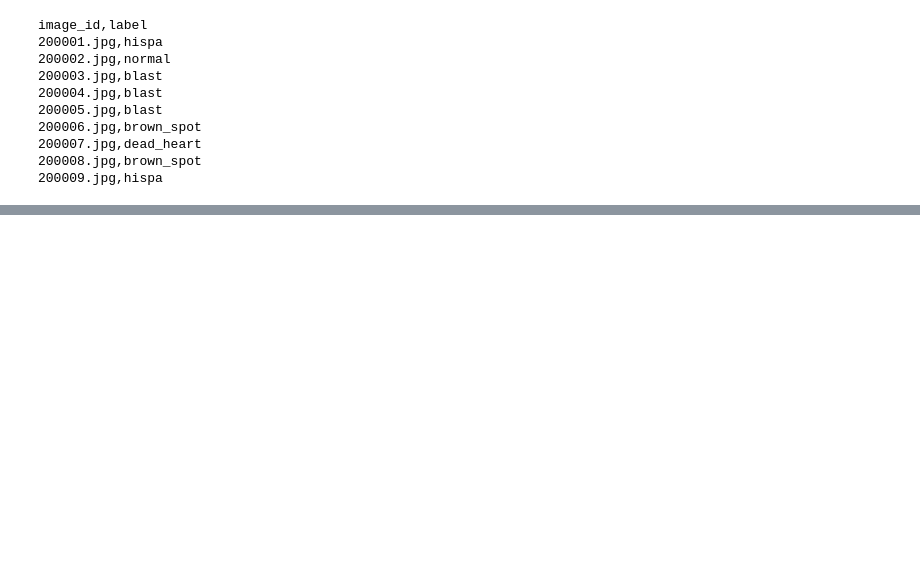
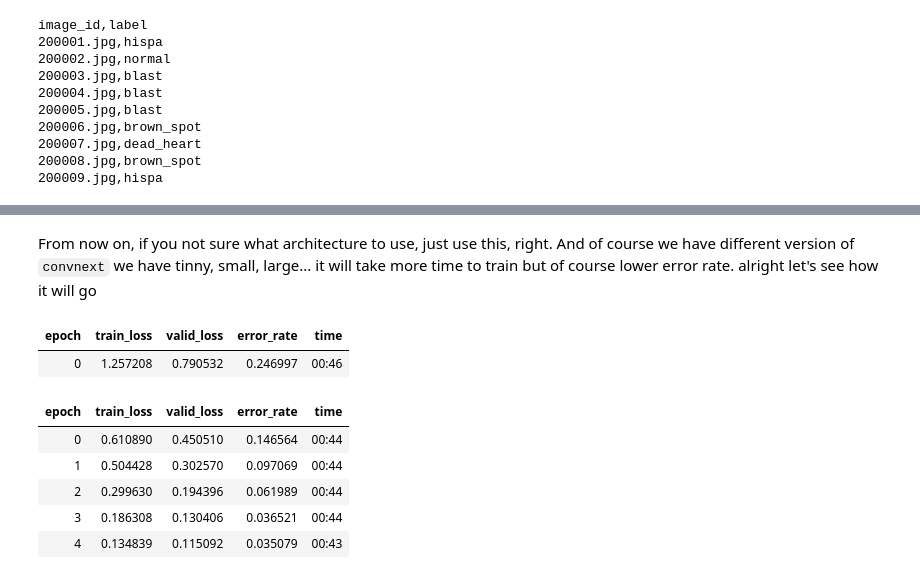
Before and after one commit to bhdai/blog, a Jupyter notebook: posts/2024-12-30-deep-learning-concepts/index.ipynb, the cells around one changed output, grey strips where cells are left out. Drawn from its saved outputs; the diff is of its cells as text; code cells hidden in the pictures; blank space fills up the shorter version.

```diff
--- a/posts/2024-12-30-deep-learning-concepts/index.ipynb
+++ b/posts/2024-12-30-deep-learning-concepts/index.ipynb
@@ -734,0 +756,13 @@ It's the end of 2024 already, so happy new year!
+# %% [markdown]
+From now on, if you not sure what architecture to use, just use this, right. And of course we have different version of `convnext` we have tinny, small, large... it will take more time to train but of course lower error rate. alright let's see how it will go
+# %%
+learn = train(arch, item=Resize(192,method="squish"), batch=aug_transforms(size=128, min_scale=0.75))
+# %% [output]
+| epoch | train_loss | valid_loss | error_rate | time |
+| 0 | 1.257208 | 0.790532 | 0.246997 | 00:46 |
+| epoch | train_loss | valid_loss | error_rate | time |
+| 0 | 0.610890 | 0.450510 | 0.146564 | 00:44 |
+| 1 | 0.504428 | 0.302570 | 0.097069 | 00:44 |
+| 2 | 0.299630 | 0.194396 | 0.061989 | 00:44 |
+| 3 | 0.186308 | 0.130406 | 0.036521 | 00:44 |
+| 4 | 0.134839 | 0.115092 | 0.035079 | 00:43 |
```
Also changed, not shown: parts of 24 cells of this notebook.
